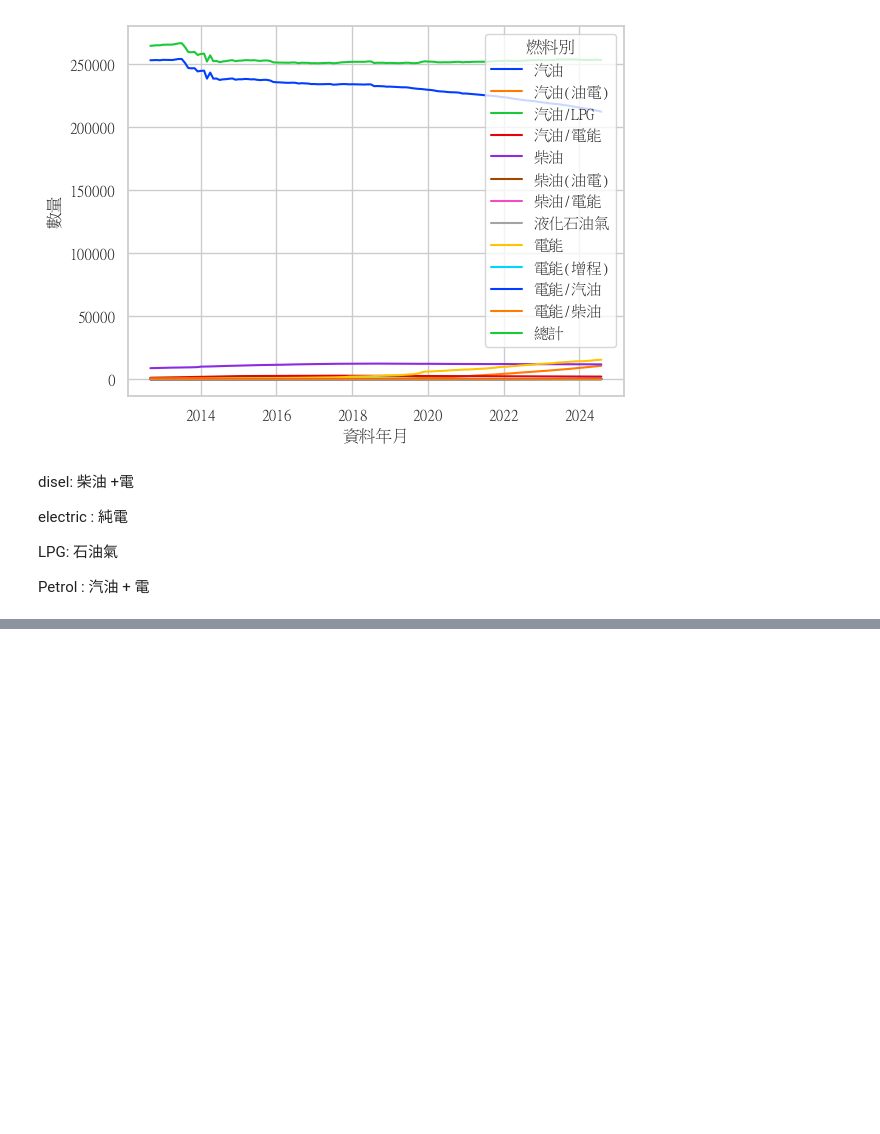
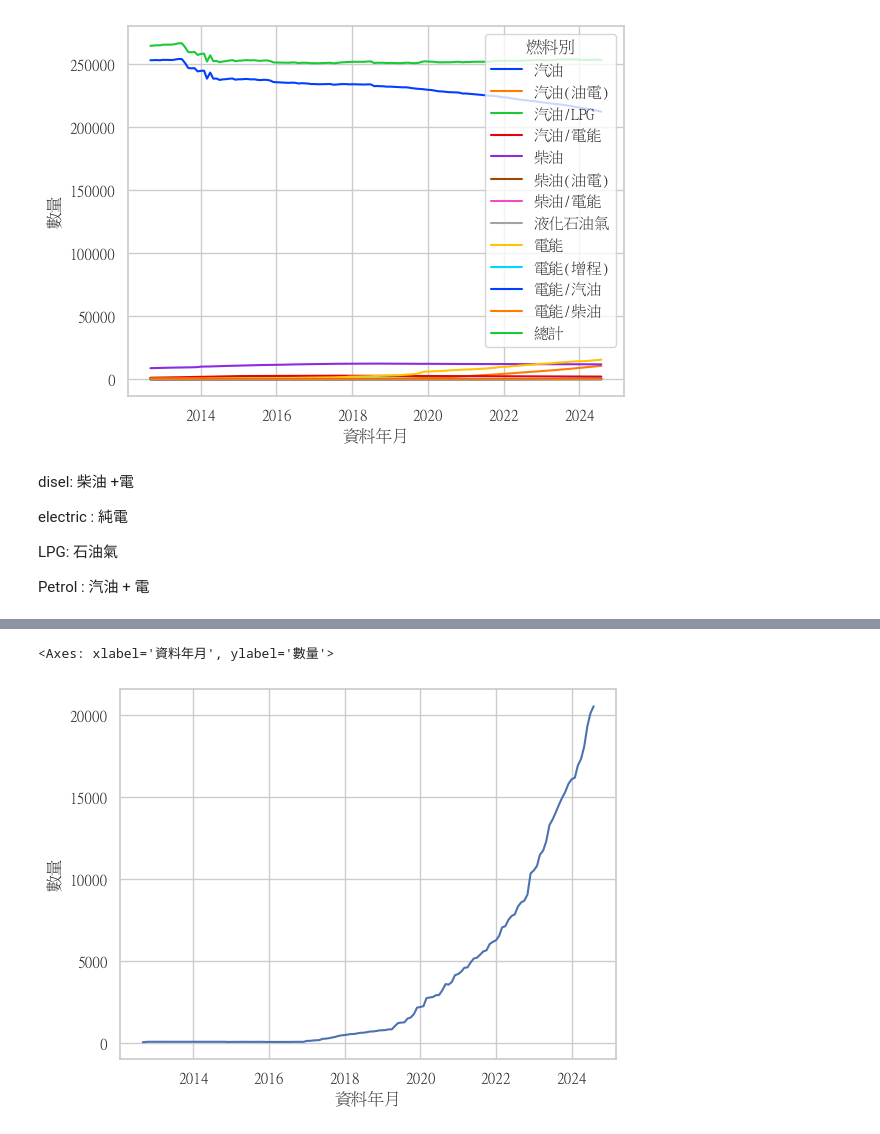
Before and after one commit to lilyleungch/erbscope99, a Jupyter notebook: data_cleansing/data_ploting.ipynb, the cells around one changed output, grey strips where cells are left out. Saved outputs shown, nothing was run; the diff lists cells and outputs as text; code cells hidden in the pictures; blank space fills up the shorter version.

```diff
--- a/data_cleansing/data_ploting.ipynb
+++ b/data_cleansing/data_ploting.ipynb
@@ -181,0 +185,6 @@ ax_middle.plot(taipei_sales.index, taipei_sales['數量'], taipei_sales['燃料
+# %%
+taipei_electric_only = taipei_total[(taipei_total.燃料別 == '電能') & (taipei_total['車種類別'] =='小客車')]
+sns.lineplot(data = taipei_electric_only, x = taipei_electric_only.index, y = '數量')
+# %% [output]
+<Axes: xlabel='資料年月', ylabel='數量'>
+[figure, added]
```
Also changed, not shown: parts of 12 cells of this notebook, 1 other file.
